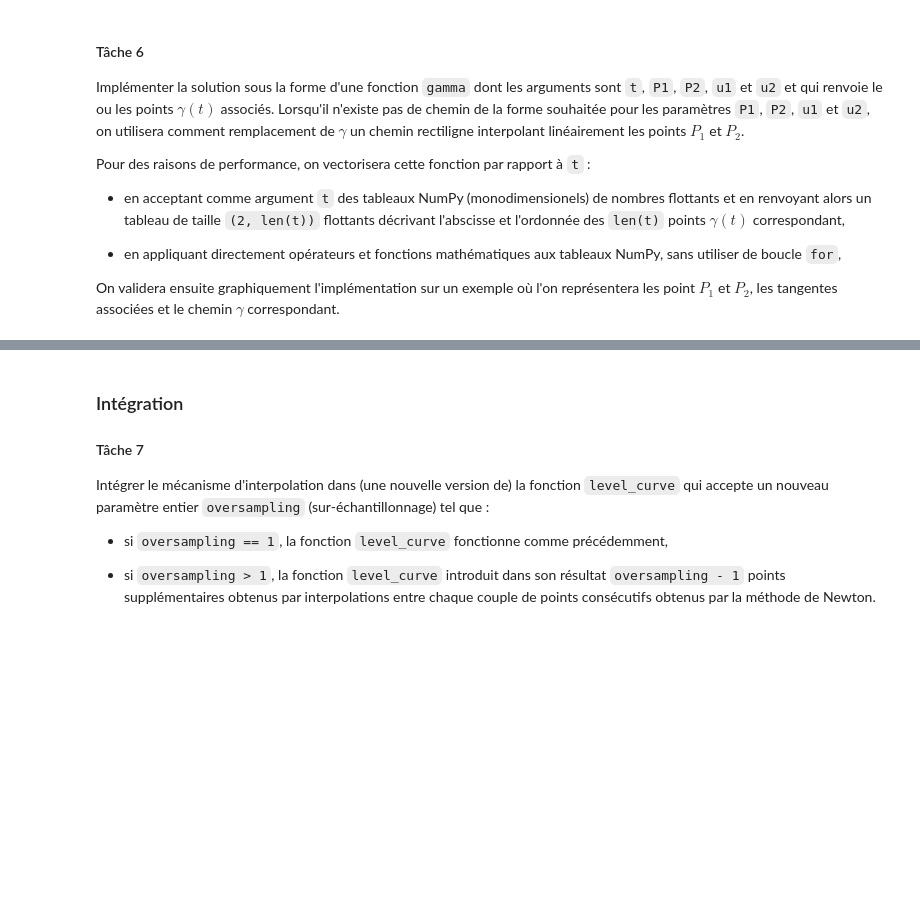
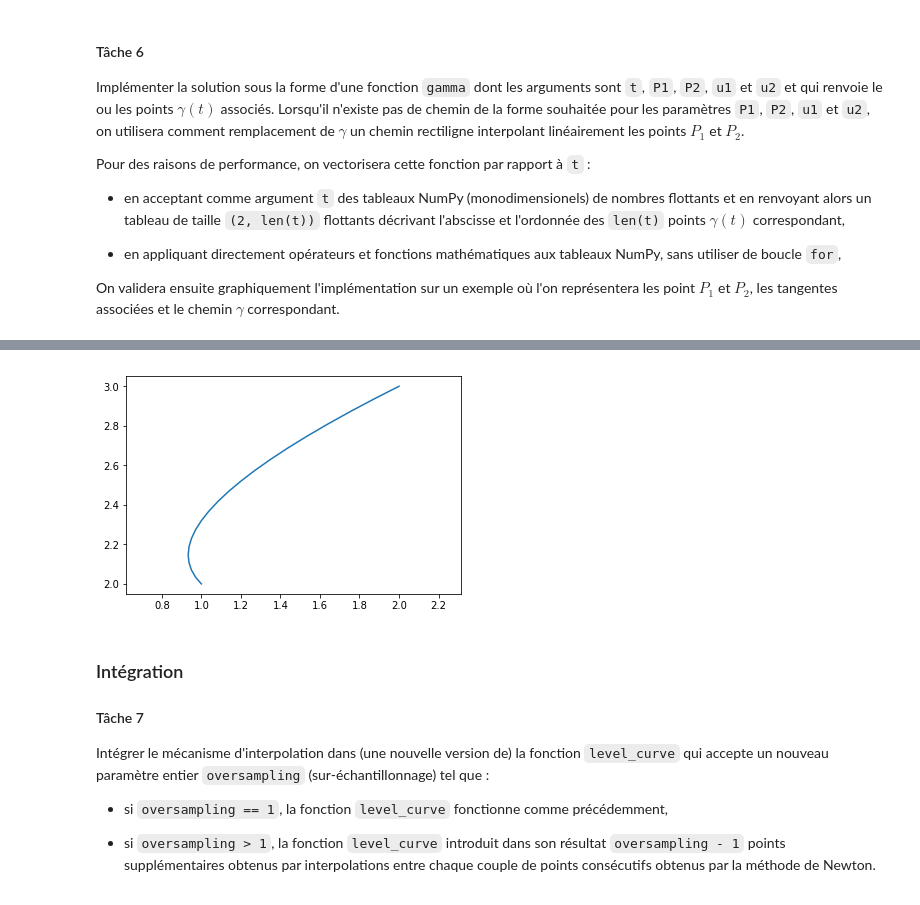
Before and after one commit to RobinWillocquet/projet-maths-octobre, a Jupyter notebook: Courbes de niveau.ipynb, the cells around one changed output, grey strips where cells are left out. Drawn from its saved outputs; the diff is of its cells as text; code cells hidden in the pictures; blank space fills up the shorter version.

```diff
--- a/Courbes de niveau.ipynb
+++ b/Courbes de niveau.ipynb
@@ -473,3 +459,46 @@ plt.show()
+# %%
+def gammader(t,P1,P2,u1,u2):
+    x1,y1 = P1[0],P1[1]
+    x2,y2 = P2[0],P2[1]
+    u10,u11 = u1[0],u1[1]
+    u20,u21 = u2[0],u2[1]
+    if u20==0 or u21==0 or np.cross(u1,u2)==0:
+        vect = list((x2-x1,y2-y1))
+        return vect
+    else:
+        lambdax = (2*(x2-x1)/u20 - 2*(y2-y1)/u21)/(u10/u20 - u11/u21)
+        mux = (2*(x2-x1)-lambdax*u10)/u20
+        if lambdax <= 0 or mux <= 0:
+            vect = list((x2-x1,y2-y1))
+            return vect
+        else:
+            a = x1
+            b = lambdax*u10
+            c = x2 - b - a
+            d = y1
+            e = lambdax*u11
+            f = y2 - e - d
+            x = b + 2*c*t
+            y = e + 2*f*t
+            vecto = list((x,y))
+            return vecto
+
+T = np.linspace(0,1,21)
+L = vectogamma(T,(1,2),(2,3),(-5,5),(2,1))
+penteP1 = gammader(0,(1,2),(2,3),(-5,5),(2,1))
+penteP2 = gammader(1,(1,2),(2,3),(-5,5),(2,1))
+
+def tangP1(x):
+    pass
+
+def tangP2(x):
+    pass
+
+plt.plot(L[::,0],L[::,1])
+plt.axis("equal")
+plt.show()
+# %% [output]
+[figure, added]
 # %% [markdown]
 ### Intégration
 
```
Also changed, not shown: parts of 8 cells of this notebook, 1 other file.
